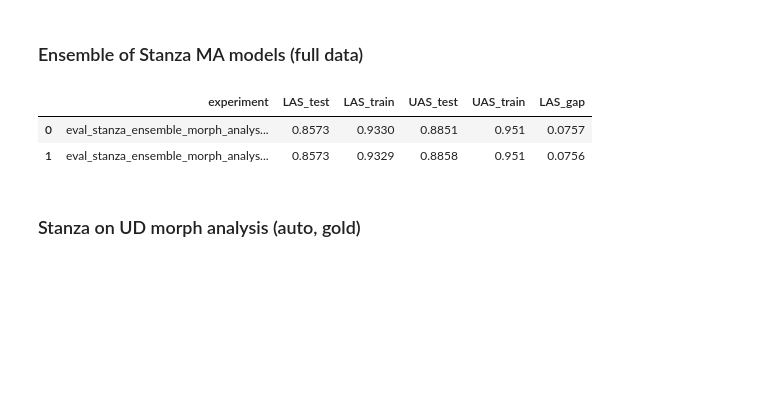
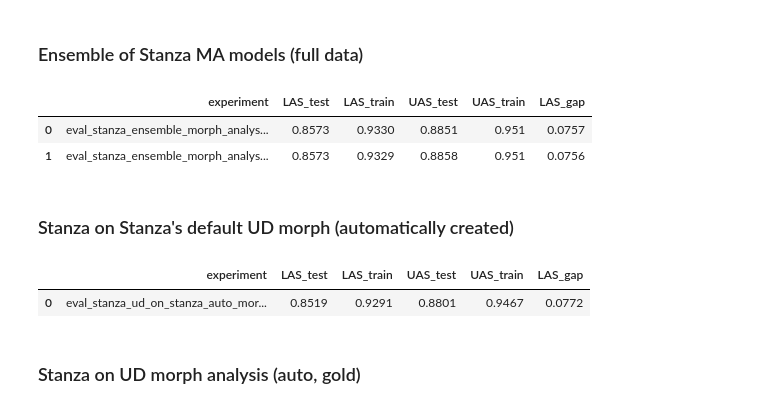
Before and after one commit to estnltk/syntax_experiments, a Jupyter notebook: 06_result_tables.ipynb, the cells around one changed output. Drawn from its saved outputs; the diff is of its cells as text; code cells hidden in the pictures; blank space fills up the shorter version.

```diff
--- a/06_result_tables.ipynb
+++ b/06_result_tables.ipynb
@@ -171,6 +171,14 @@ ensemble_morph_analysis
 |  | experiment | LAS_test | LAS_train | UAS_test | UAS_train | LAS_gap |
 | 0 | eval_stanza_ensemble_morph_analys... | 0.8573 | 0.9330 | 0.8851 | 0.951 | 0.0757 |
 | 1 | eval_stanza_ensemble_morph_analys... | 0.8573 | 0.9329 | 0.8858 | 0.951 | 0.0756 |
+# %% [markdown]
+###  Stanza on Stanza's default UD morph (automatically created)
+# %%
+# Stanza parser trained on stanza's UD morph annotations:
+read_csv('edt_2.6/results_stanza_UD_on_auto_UD_morph.csv')
+# %% [output]
+|  | experiment | LAS_test | LAS_train | UAS_test | UAS_train | LAS_gap |
+| 0 | eval_stanza_ud_on_stanza_auto_mor... | 0.8519 | 0.9291 | 0.8801 | 0.9467 | 0.0772 |
 # %% [markdown]
 ### Stanza on UD morph analysis (auto, gold)
 # %%
```
Also changed, not shown: parts of 5 cells of this notebook, 4 other files.
